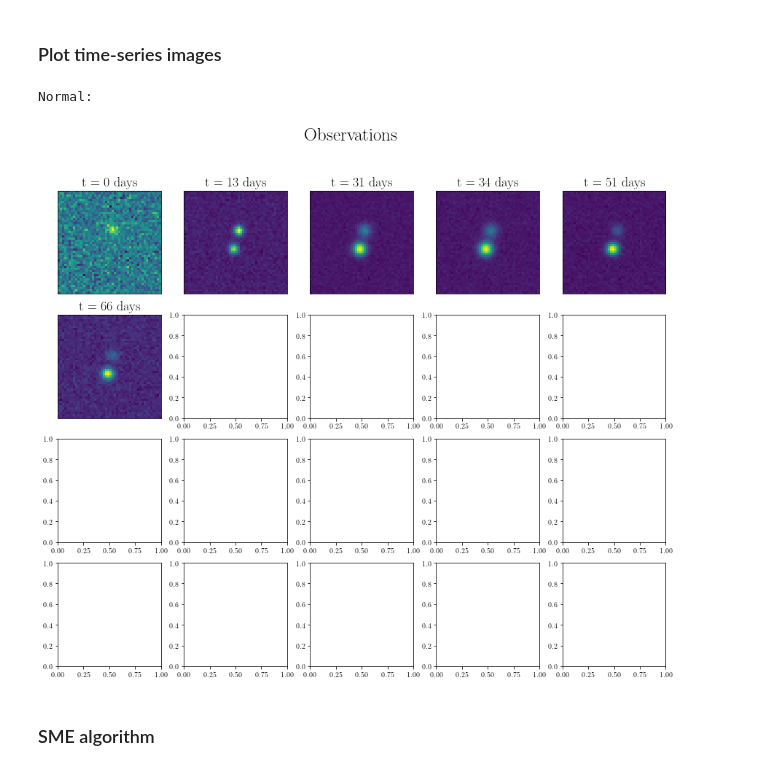
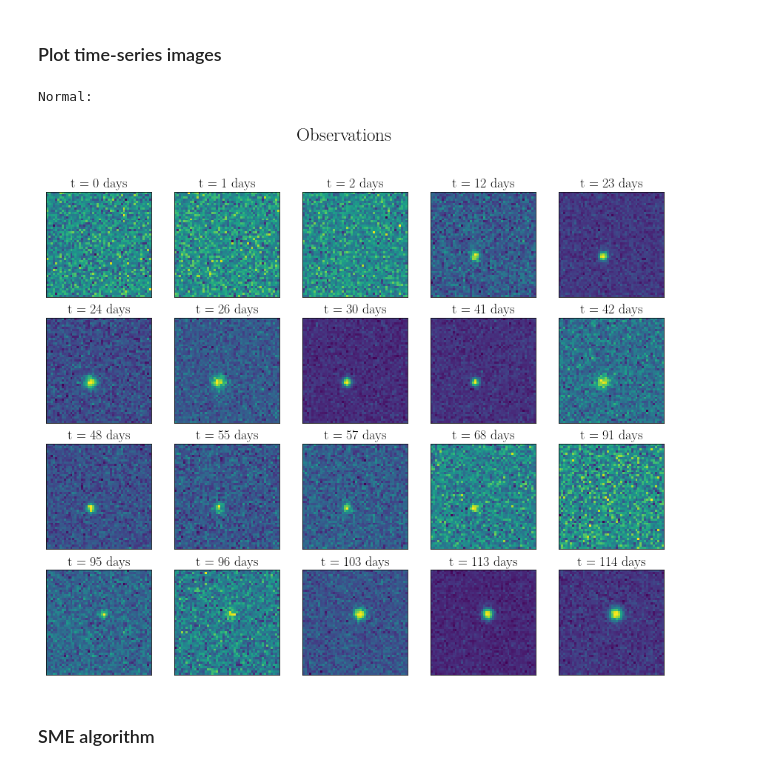
Before and after one commit to Nikki1510/lensed_supernova_simulator_tool, a Jupyter notebook: src/SME.ipynb, the cells around one changed output. Saved outputs shown, nothing was run; the diff lists cells and outputs as text; code cells hidden in the pictures.

```diff
--- a/src/SME.ipynb
+++ b/src/SME.ipynb
@@ -21,7 +21,7 @@ Populating the interactive namespace from numpy and matplotlib
 # %% [markdown]
 ### Load data
 # %%
-data = np.load('glSN_timeseries_images_Doogesh.npz', allow_pickle=True)
+data = np.load('../processed_data/glSN_timeseries_images_Doogesh.npz', allow_pickle=True)
 images_normal = data['images_normal']
 images_log = data['images_log']
 time_stamps = data['time_stamps']
@@ -46,12 +46,12 @@ def plot_observations(time_series, time_stamps):
 
     plt.show()
 # %%
-index = 9
+index = 2
 print("Normal:")
 plot_observations(images_normal[index], time_stamps[index])
 # %% [output]
 Normal:
-[figure, old version]
+[figure, new version]
 # %% [markdown]
 ### SME algorithm
 # %%
```
Also changed, not shown: parts of 4 cells of this notebook, 4 other files.
